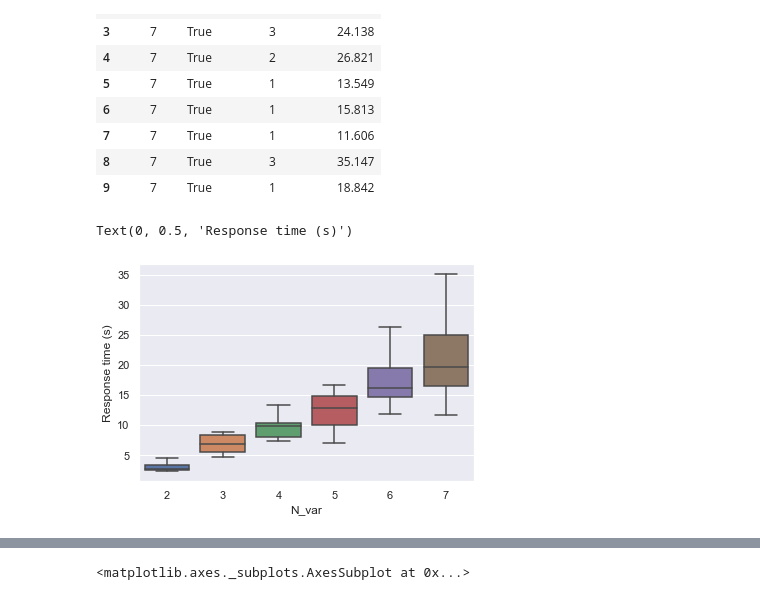
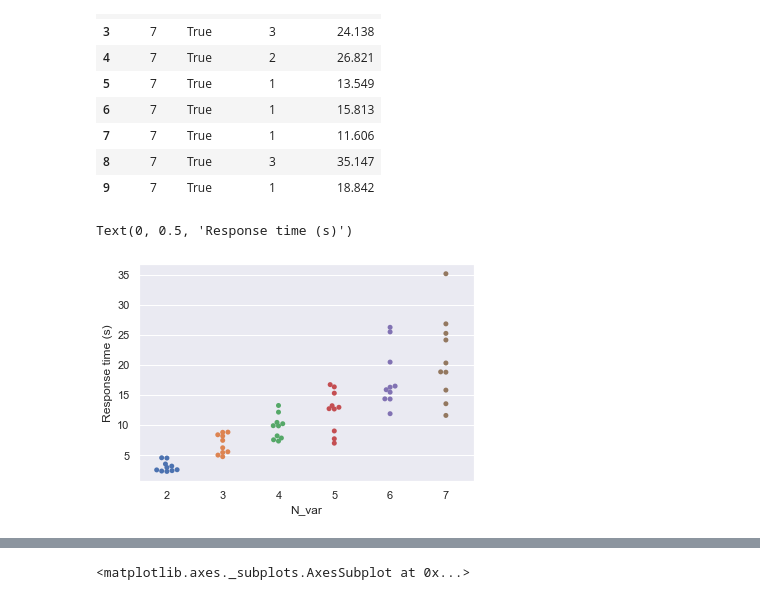
Before and after one commit to willcrichton/psypl-experiments, a Jupyter notebook: experiments/variable_tracing.ipynb, the cells around one changed output, grey strips where cells are left out. Saved outputs shown, nothing was run; the diff lists cells and outputs as text; code cells hidden in the pictures.

```diff
--- a/experiments/variable_tracing.ipynb
+++ b/experiments/variable_tracing.ipynb
@@ -106,11 +109,11 @@ process_results(N_var, N_trials)
 all_exp = [2, 3, 4, 5, 6, 7]
 results = pd.concat([process_results(N_var, 10) for N_var in all_exp])
 # %%
-ax = sns.boxplot(data=results, x='N_var', y='response_time')
+ax = sns.swarmplot(data=results, x='N_var', y='response_time')
 ax.set_ylabel('Response time (s)')
 # %% [output]
 Text(0, 0.5, 'Response time (s)')
-[figure, old version]
+[figure, new version]
 # %%
 import statsmodels.formula.api as smf
 data = results.groupby('N_var').response_time.nlargest(2).reset_index().groupby('N_var').mean().reset_index()
```
Also changed, not shown: parts of 17 cells of this notebook.
